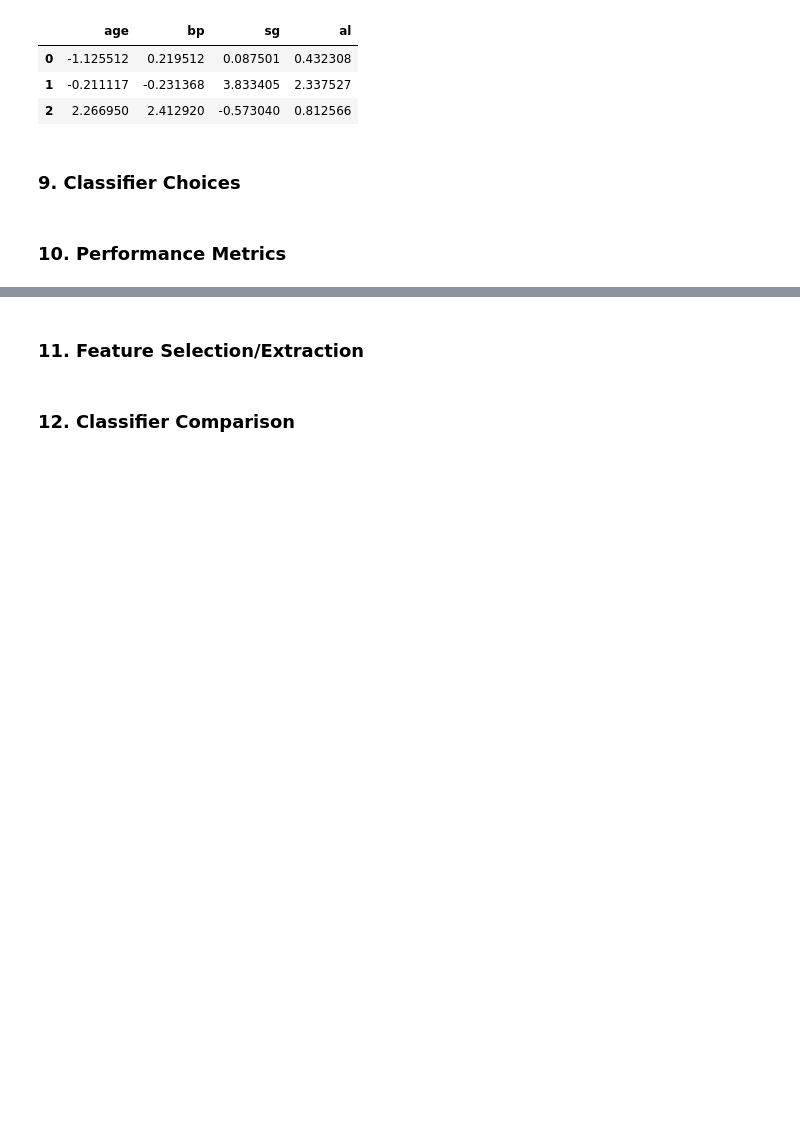
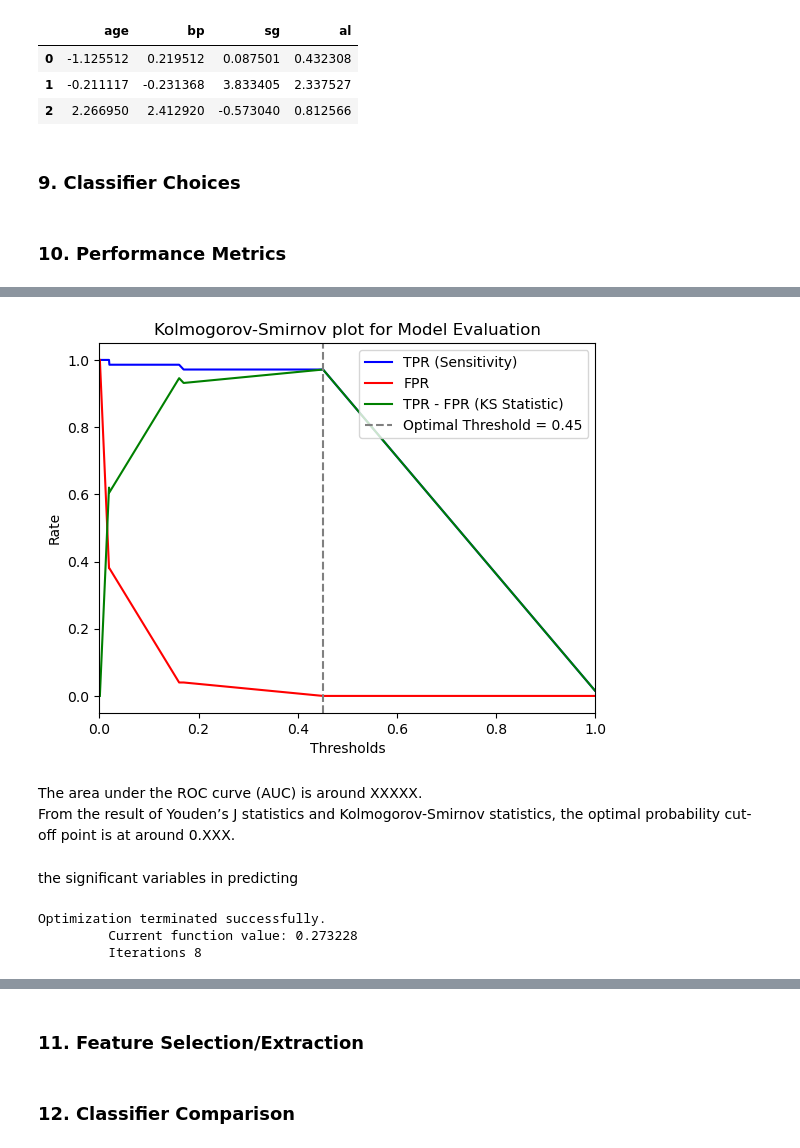
Before and after one commit to Barkesty/Project-Chronic-Kidney-Disease-Classification-Challenge, a Jupyter notebook: project.ipynb, the cells around one changed output, grey strips where cells are left out. Drawn from its saved outputs; the diff is of its cells as text; code cells hidden in the pictures; blank space fills up the shorter version.

```diff
--- a/project.ipynb
+++ b/project.ipynb
@@ -639,0 +715,17 @@ X_train, X_test, y_train, y_test = train_test_split(
+# %%
+plt.plot(thresholds, tpr, label='TPR (Sensitivity)', color='blue')
+plt.plot(thresholds, fpr, label='FPR', color='red')
+plt.plot(thresholds, tpr - fpr, label='TPR - FPR (KS Statistic)', color='green')
+plt.axvline(x=ks_threshold, color='grey', linestyle='--', label=f'Optimal Threshold = {ks_threshold:.2f}')
+plt.title('Kolmogorov-Smirnov plot for Model Evaluation')
+plt.xlabel('Thresholds')
+plt.ylabel('Rate')
+plt.legend()
+plt.xlim([0.0, 1.0])
+#plt.gca().invert_xaxis()
+plt.show()
+# %% [output]
+[figure, added]
+# %% [markdown]
+The area under the ROC curve (AUC) is around XXXXX.\
+From the result of Youden’s J statistics and Kolmogorov-Smirnov statistics, the optimal probability cut-off point is at around 0.XXX.
@@ -639,0 +735,8 @@ X_train, X_test, y_train, y_test = train_test_split(
+# %% [markdown]
+the significant variables in predicting
+# %%
+model = sm.Logit(y_train, X_train).fit()
+# %% [output]
+Optimization terminated successfully.
+         Current function value: 0.273228
+         Iterations 8
```
Also changed, not shown: parts of 18 cells of this notebook.
